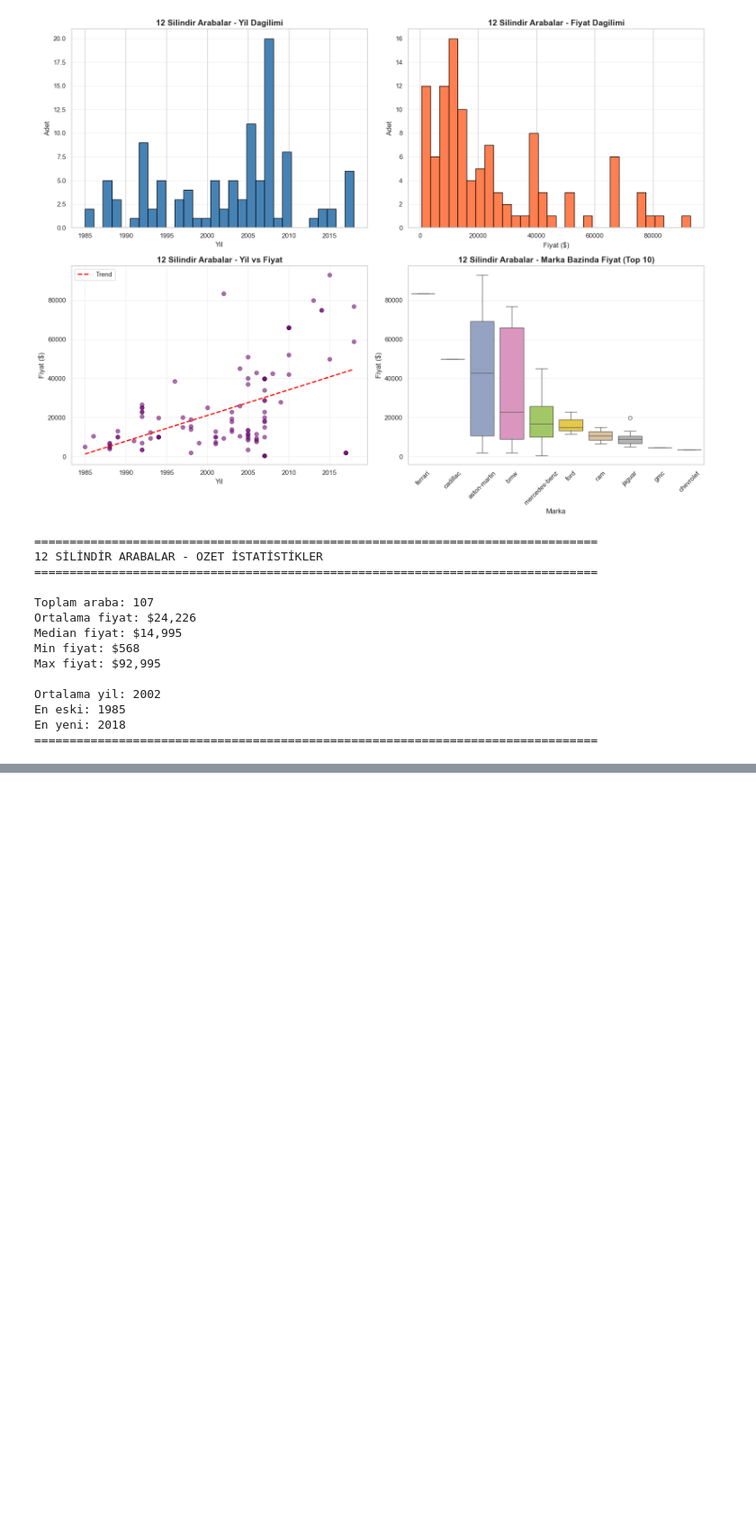
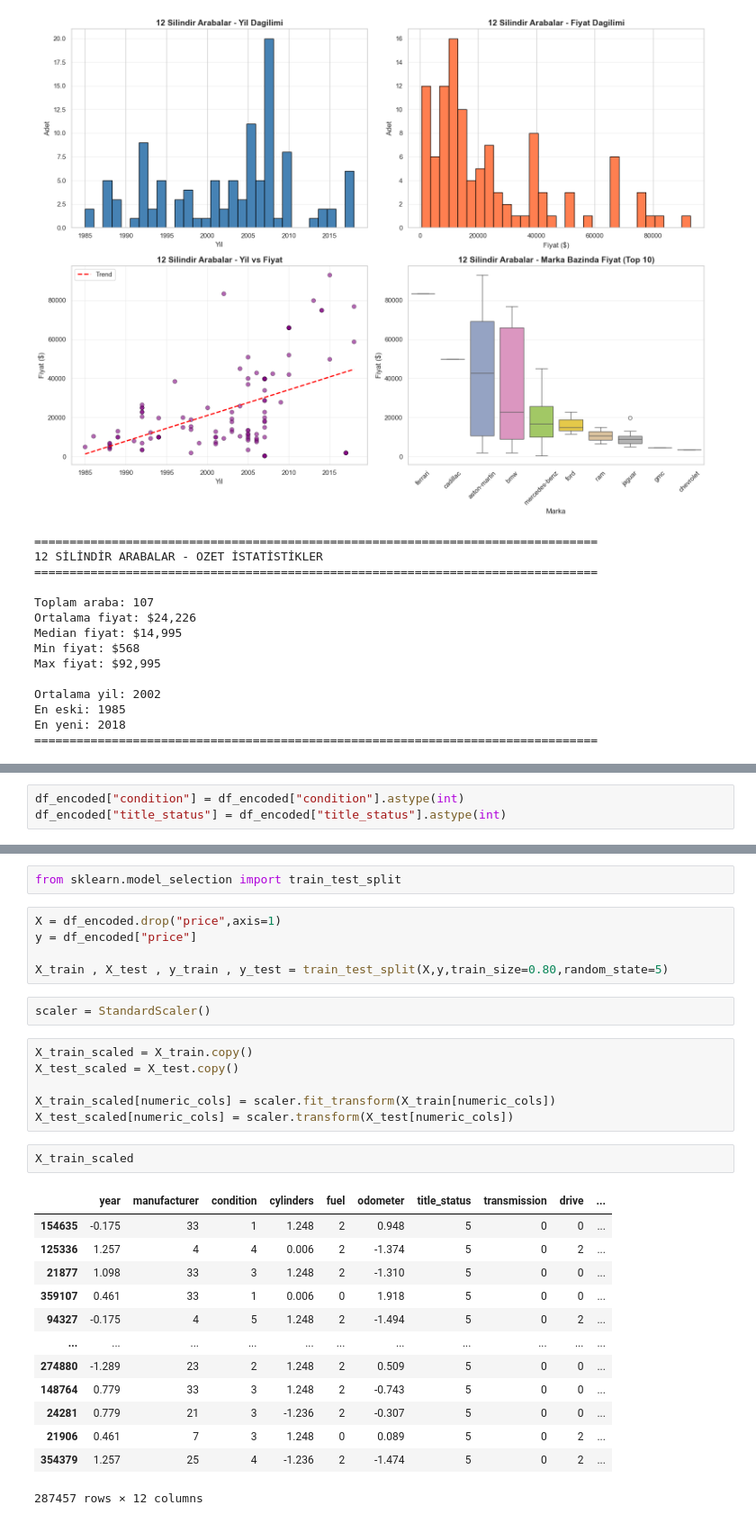
Before and after one commit to AhmetBugraKaplan/CarRecommendationSystem, a Jupyter notebook: RegressionModel/CarPricePredictionProject.ipynb, the cells around one changed output, grey strips where cells are left out. Shown at 90% size. Drawn from its saved outputs; the diff is of its cells as text; blank space fills up the shorter version.

Commit message:
Train test split yapıldı ve numeric veriler scale edildi

```diff
--- a/RegressionModel/CarPricePredictionProject.ipynb
+++ b/RegressionModel/CarPricePredictionProject.ipynb
@@ -1554,0 +1631,3 @@ En yeni: 2018
+# %%
+df_encoded["condition"] = df_encoded["condition"].astype(int)
+df_encoded["title_status"] = df_encoded["title_status"].astype(int)
@@ -1554,0 +1643,31 @@ En yeni: 2018
+# %%
+from sklearn.model_selection import train_test_split
+# %%
+X = df_encoded.drop("price",axis=1)
+y = df_encoded["price"]
+
+X_train , X_test , y_train , y_test = train_test_split(X,y,train_size=0.80,random_state=5)
+# %%
+scaler = StandardScaler()
+# %%
+X_train_scaled = X_train.copy()
+X_test_scaled = X_test.copy()
+
+X_train_scaled[numeric_cols] = scaler.fit_transform(X_train[numeric_cols])
+X_test_scaled[numeric_cols] = scaler.transform(X_test[numeric_cols])
+# %%
+X_train_scaled
+# %% [output]
+|  | year | manufacturer | condition | cylinders | fuel | odometer | title_status | transmission | drive | ... |
+| 154635 | -0.175 | 33 | 1 | 1.248 | 2 | 0.948 | 5 | 0 | 0 | ... |
+| 125336 | 1.257 | 4 | 4 | 0.006 | 2 | -1.374 | 5 | 0 | 2 | ... |
+| 21877 | 1.098 | 33 | 3 | 1.248 | 2 | -1.310 | 5 | 0 | 0 | ... |
+| 359107 | 0.461 | 33 | 1 | 0.006 | 0 | 1.918 | 5 | 0 | 0 | ... |
+| 94327 | -0.175 | 4 | 5 | 1.248 | 2 | -1.494 | 5 | 0 | 2 | ... |
+| ... | ... | ... | ... | ... | ... | ... | ... | ... | ... | ... |
+| 274880 | -1.289 | 23 | 2 | 1.248 | 2 | 0.509 | 5 | 0 | 0 | ... |
+| 148764 | 0.779 | 33 | 3 | 1.248 | 2 | -0.743 | 5 | 0 | 0 | ... |
+| 24281 | 0.779 | 21 | 3 | -1.236 | 2 | -0.307 | 5 | 0 | 0 | ... |
+| 21906 | 0.461 | 7 | 3 | 1.248 | 0 | 0.089 | 5 | 0 | 2 | ... |
+| 354379 | 1.257 | 25 | 4 | -1.236 | 2 | -1.474 | 5 | 0 | 2 | ... |
+287457 rows × 12 columns
```
Also changed, not shown: parts of 16 cells of this notebook.
